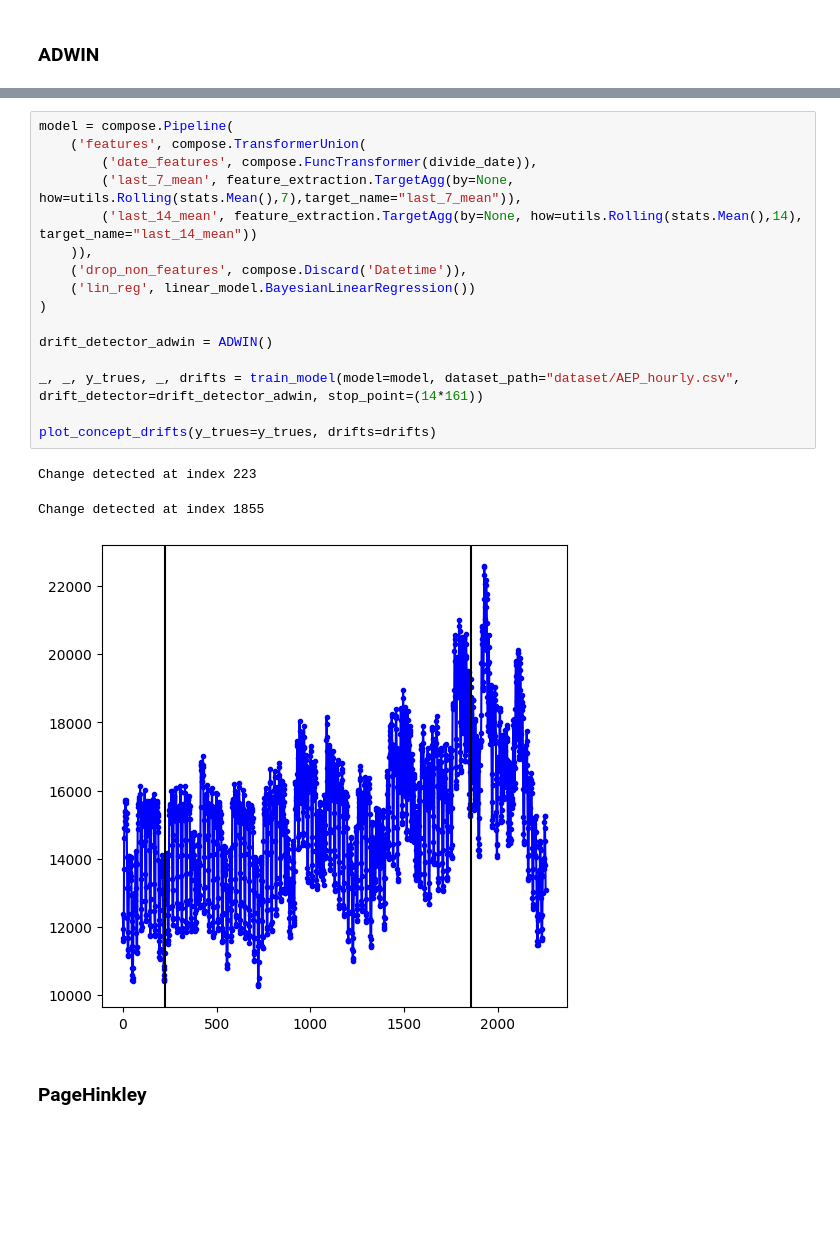
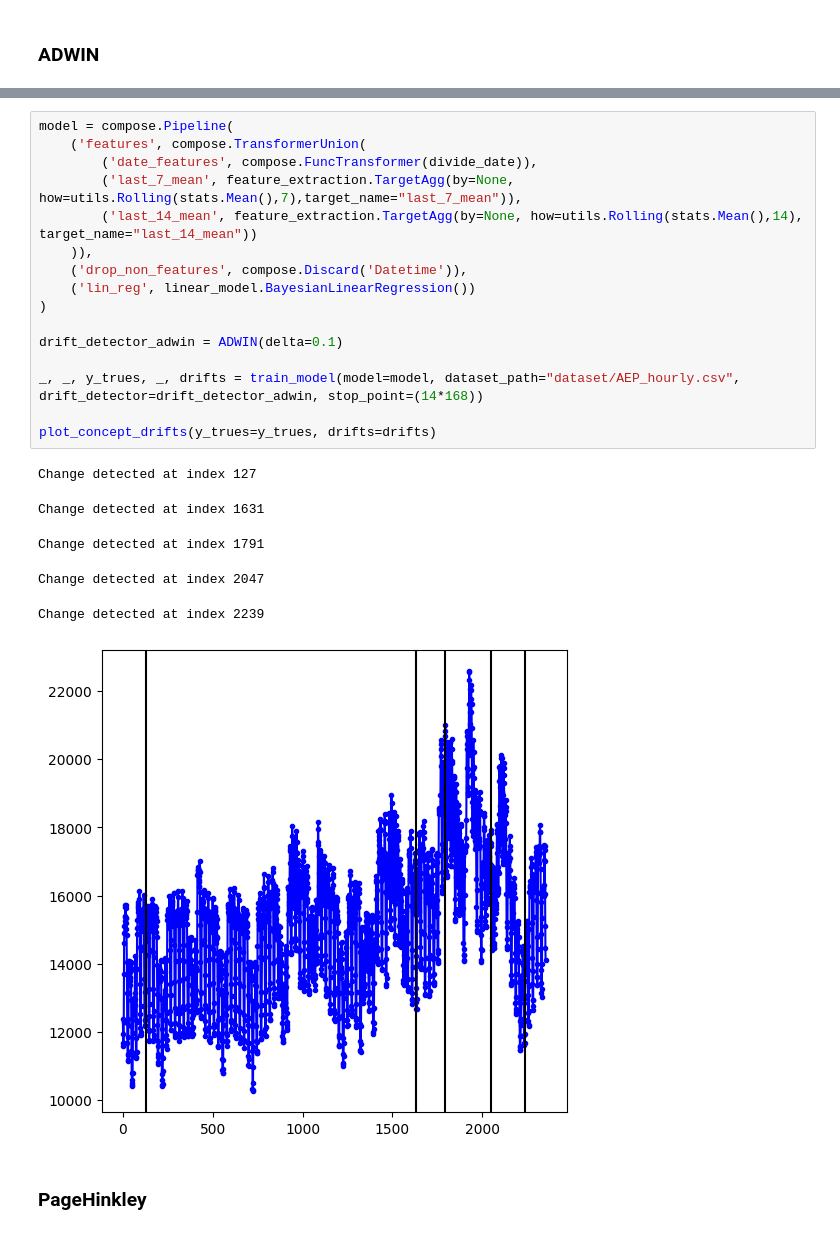
Before and after one commit to rubitopato/ML2_Practice, a Jupyter notebook: ML2_Project/Entregable.ipynb, the cells around one changed output, grey strips where cells are left out. Drawn from its saved outputs; the diff is of its cells as text; blank space fills up the shorter version.

```diff
--- a/ML2_Project/Entregable.ipynb
+++ b/ML2_Project/Entregable.ipynb
@@ -700,22 +737,25 @@ plot_results(y_trues=y_trues_knn, y_preds=y_pred_knn)
 # %%
 model = compose.Pipeline(
     ('features', compose.TransformerUnion(
         ('date_features', compose.FuncTransformer(divide_date)),
         ('last_7_mean', feature_extraction.TargetAgg(by=None, how=utils.Rolling(stats.Mean(),7),target_name="last_7_mean")),
         ('last_14_mean', feature_extraction.TargetAgg(by=None, how=utils.Rolling(stats.Mean(),14), target_name="last_14_mean"))
     )),
     ('drop_non_features', compose.Discard('Datetime')),
     ('lin_reg', linear_model.BayesianLinearRegression())
 )
 
-drift_detector_adwin = ADWIN()
+drift_detector_adwin = ADWIN(delta=0.1)
 
-_, _, y_trues, _, drifts = train_model(model=model, dataset_path="dataset/AEP_hourly.csv", drift_detector=drift_detector_adwin, stop_point=(14*161))
+_, _, y_trues, _, drifts = train_model(model=model, dataset_path="dataset/AEP_hourly.csv", drift_detector=drift_detector_adwin, stop_point=(14*168))
 
 plot_concept_drifts(y_trues=y_trues, drifts=drifts)
 # %% [output]
-Change detected at index 223
+Change detected at index 127
-Change detected at index 1855
+Change detected at index 1631
+Change detected at index 1791
+Change detected at index 2047
+Change detected at index 2239
-[figure, old version]
+[figure, new version]
 # %% [markdown]
 ### PageHinkley
```
Also changed, not shown: parts of 13 cells of this notebook, 1 other file.
